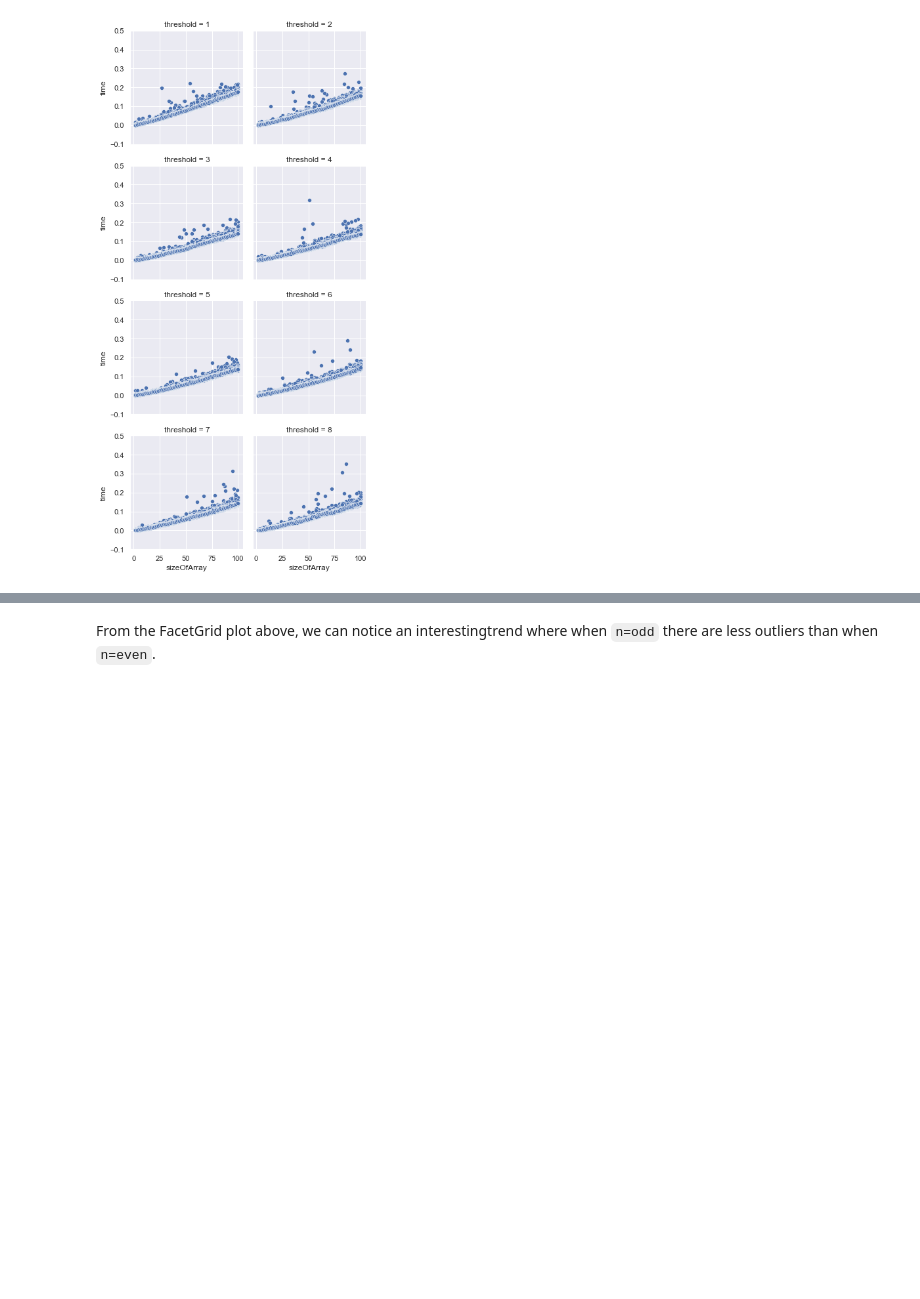
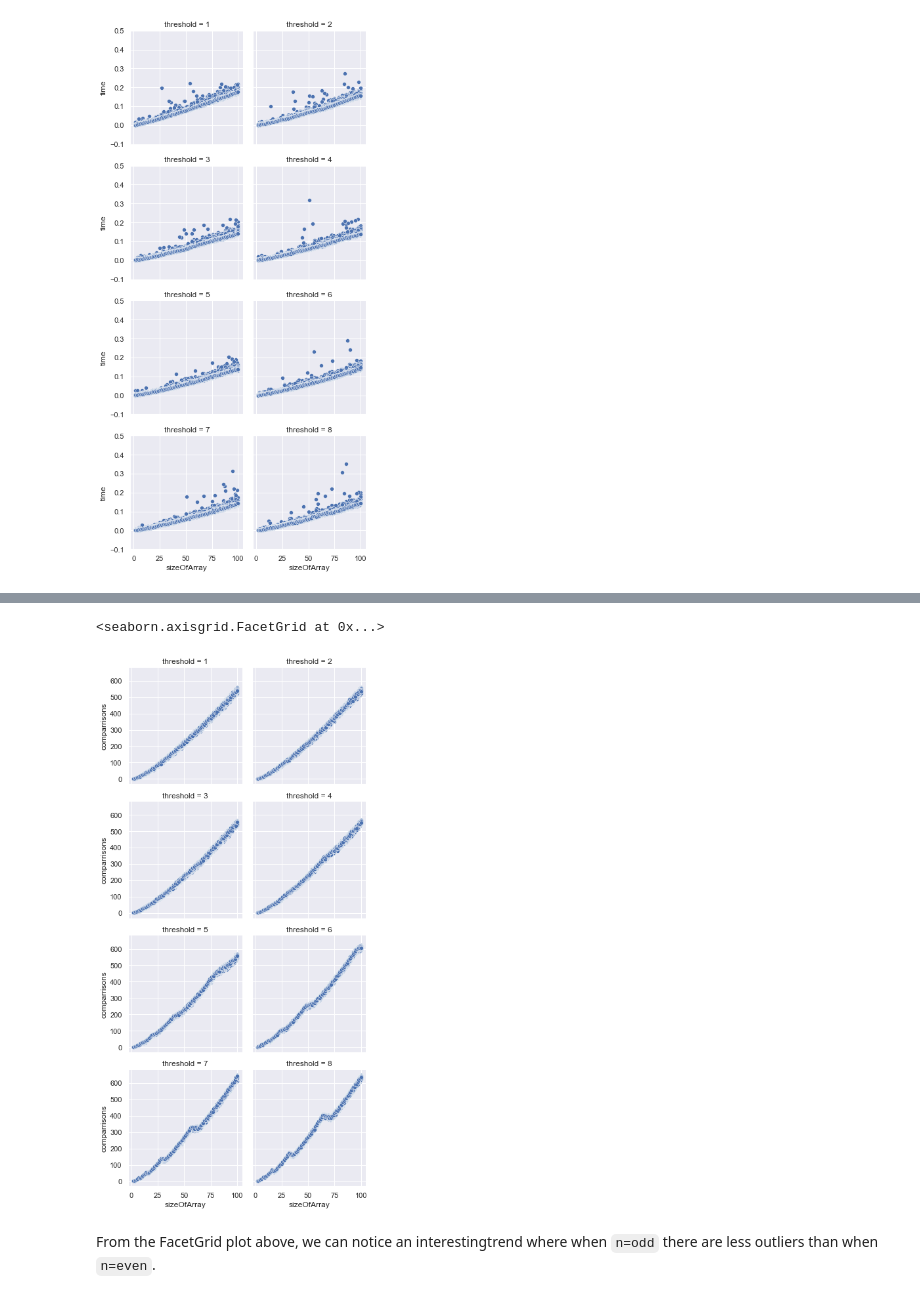
Before and after one commit to TsienJin/SC2001-Group-Projects, a Jupyter notebook: Proj1/Findings.ipynb, the cells around one changed output, grey strips where cells are left out. Cells and saved outputs as stored; diff of their text form; code cells hidden in the pictures; blank space fills up the shorter version.

```diff
--- a/Proj1/Findings.ipynb
+++ b/Proj1/Findings.ipynb
@@ -194,3 +200,10 @@ hybridNPlot.map(sns.scatterplot, "sizeOfArray", "time")
+# %%
+### Filtering comparisons when threshold differs
+hybridNPlotComp = sns.FacetGrid(findBestN, col="threshold", col_wrap=2, height=3)
+hybridNPlotComp.map(sns.scatterplot, "sizeOfArray", "comparrisons")
+# %% [output]
+<seaborn.axisgrid.FacetGrid at 0x...>
+[figure, added]
 # %% [markdown]
 From the FacetGrid plot above, we can notice an interestingtrend where when `n=odd` there are less outliers than when `n=even`.
 # %%
```
Also changed, not shown: parts of 1 cell of this notebook, 7 other files.
